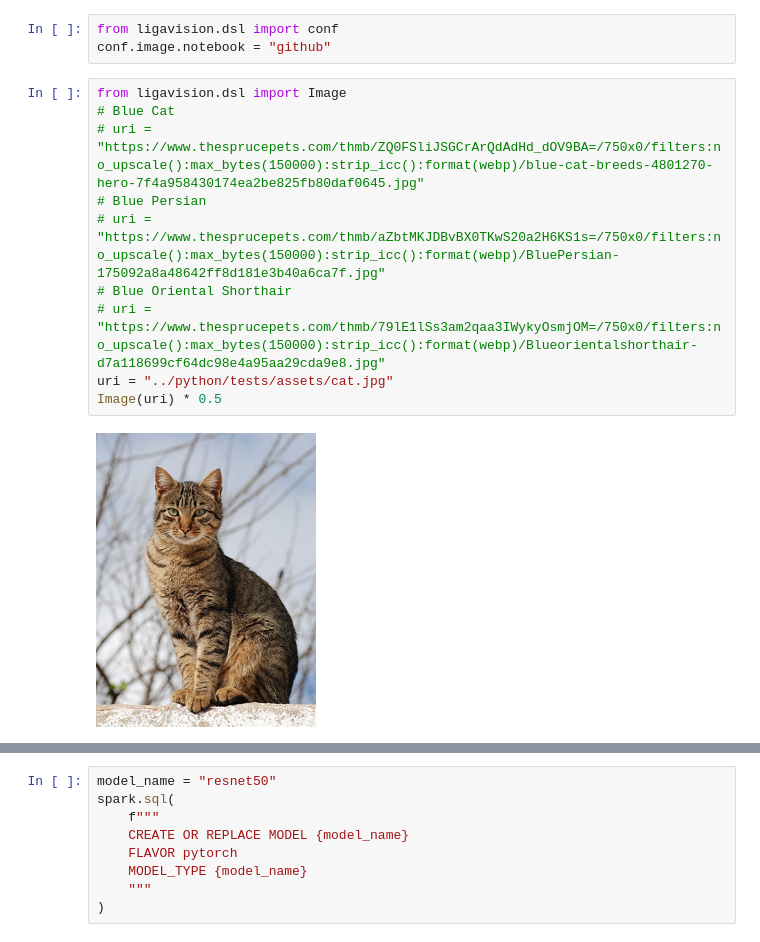
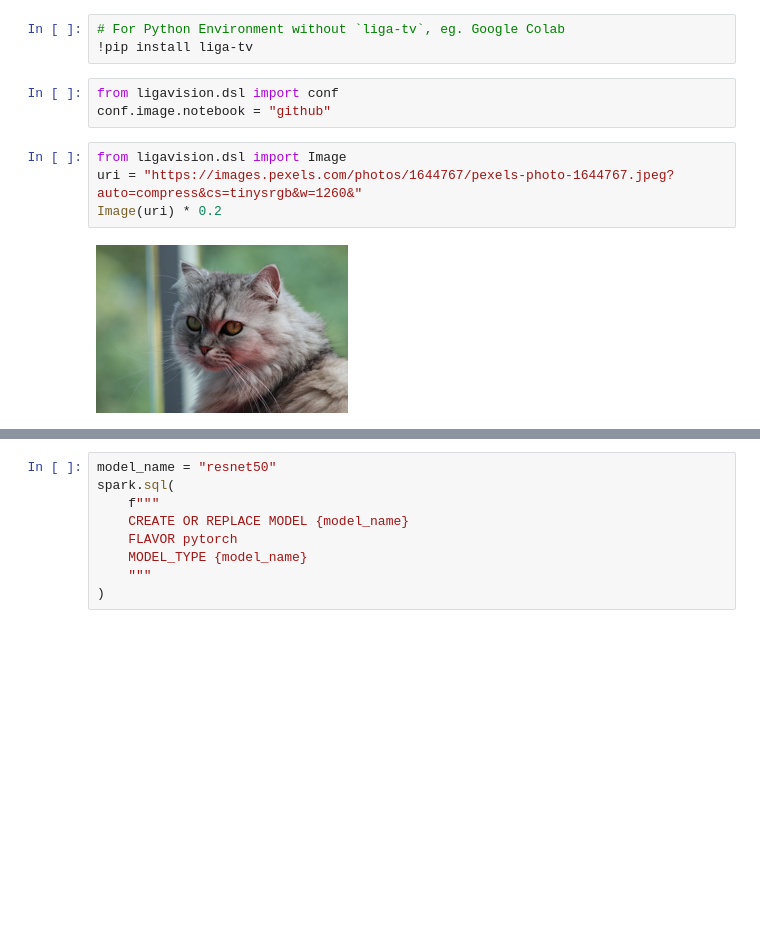
Before and after one commit to komprenilo/liga-pytorch, a Jupyter notebook: notebooks/resnet.ipynb, the cells around one changed output, grey strips where cells are left out. Cells and saved outputs as stored; diff of their text form; blank space fills up the shorter version.

```diff
--- a/notebooks/resnet.ipynb
+++ b/notebooks/resnet.ipynb
@@ -1,18 +1,15 @@
+# %%
+# For Python Environment without `liga-tv`, eg. Google Colab
+!pip install liga-tv
 # %%
 from ligavision.dsl import conf
 conf.image.notebook = "github"
 # %%
 from ligavision.dsl import Image
-# Blue Cat
-# uri = "https://www.thesprucepets.com/thmb/ZQ0FSliJSGCrArQdAdHd_dOV9BA=/750x0/filters:no_upscale():max_bytes(150000):strip_icc():format(webp)/blue-cat-breeds-4801270-hero-7f4a958430174ea2be825fb80daf0645.jpg"
-# Blue Persian
-# uri = "https://www.thesprucepets.com/thmb/aZbtMKJDBvBX0TKwS20a2H6KS1s=/750x0/filters:no_upscale():max_bytes(150000):strip_icc():format(webp)/BluePersian-175092a8a48642ff8d181e3b40a6ca7f.jpg"
-# Blue Oriental Shorthair
-# uri = "https://www.thesprucepets.com/thmb/79lE1lSs3am2qaa3IWykyOsmjOM=/750x0/filters:no_upscale():max_bytes(150000):strip_icc():format(webp)/Blueorientalshorthair-d7a118699cf64dc98e4a95aa29cda9e8.jpg"
-uri = "../python/tests/assets/cat.jpg"
-Image(uri) * 0.5
+uri = "https://images.pexels.com/photos/1644767/pexels-photo-1644767.jpeg?auto=compress&cs=tinysrgb&w=1260&"
+Image(uri) * 0.2
 # %% [output]
-[figure, old version]
+[figure, new version]
 # %%
 from ligavision.spark import init_session
 spark = init_session()
```
Also changed, not shown: parts of 2 cells of this notebook, 9 other files.
